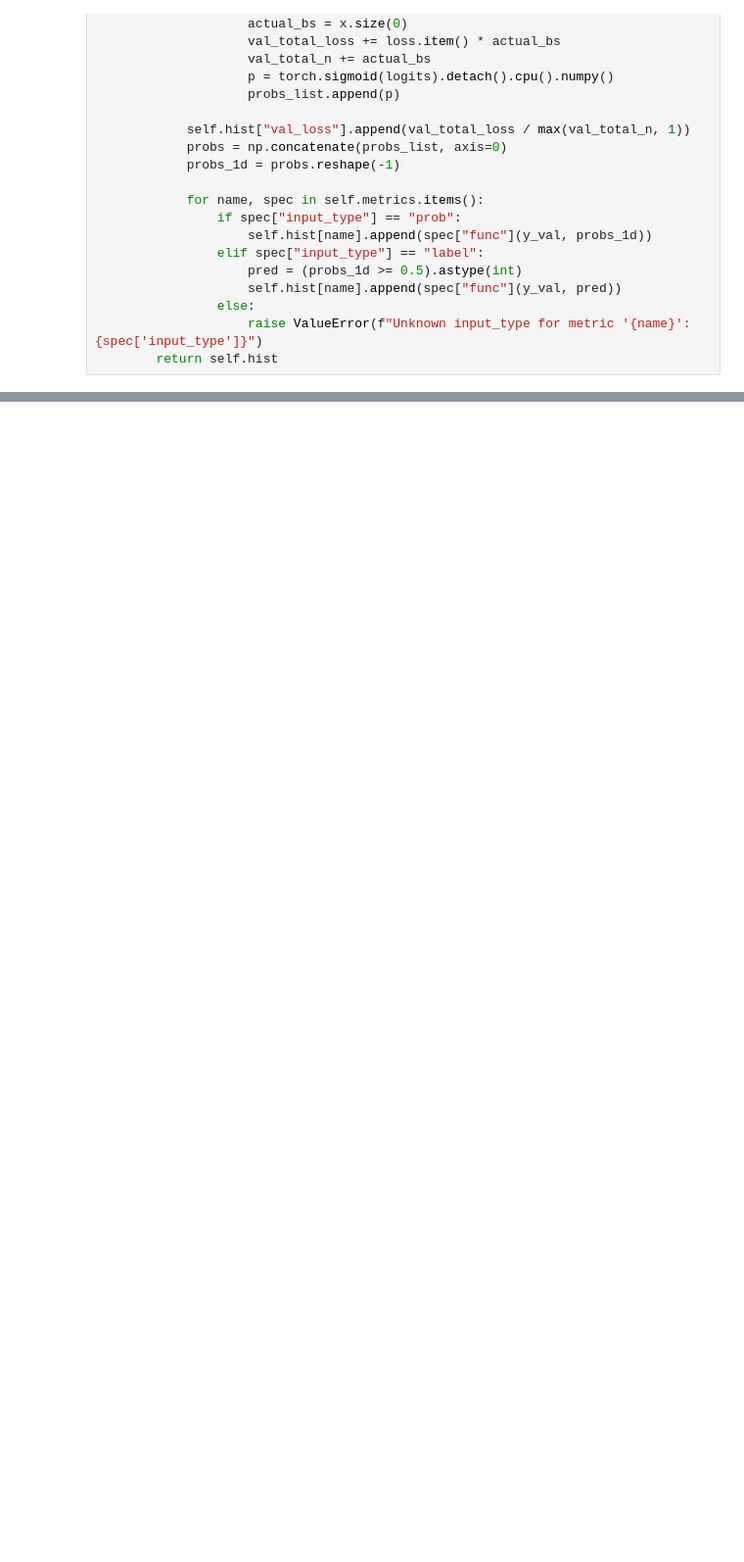
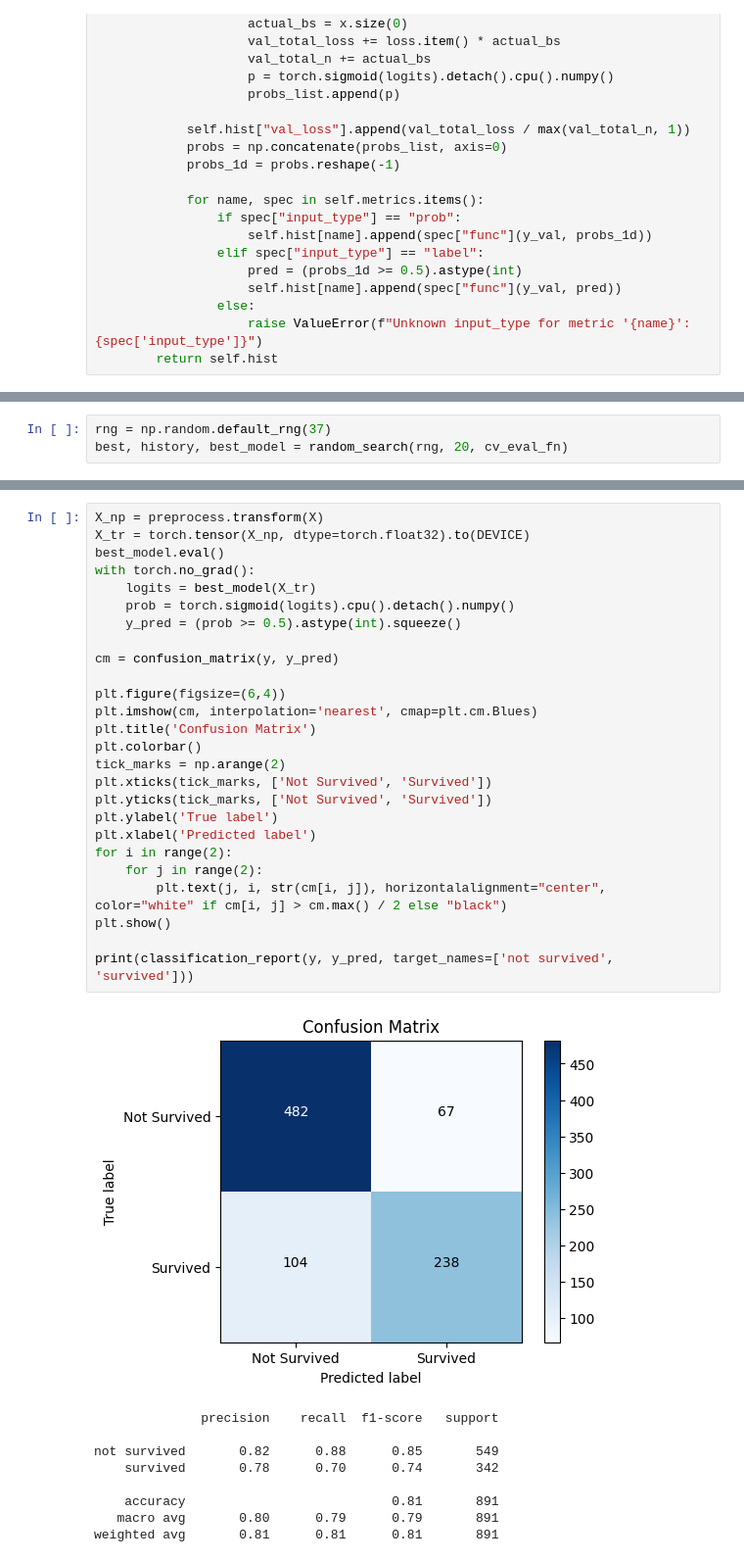
Before and after one commit to vvclin-git/kaggle-tabular-classification-titanic, a Jupyter notebook: notebooks/01_baseline_train.ipynb, the cells around one changed output, grey strips where cells are left out. Shown at 98% size. Saved outputs shown, nothing was run; the diff lists cells and outputs as text; blank space fills up the shorter version.

```diff
--- a/notebooks/01_baseline_train.ipynb
+++ b/notebooks/01_baseline_train.ipynb
@@ -257,0 +402,3 @@ Baseline Model Lift: 0.1549
+# %%
+rng = np.random.default_rng(37)
+best, history, best_model = random_search(rng, 20, cv_eval_fn)
@@ -257,0 +421,36 @@ Baseline Model Lift: 0.1549
+# %%
+X_np = preprocess.transform(X)
+X_tr = torch.tensor(X_np, dtype=torch.float32).to(DEVICE)
+best_model.eval()
+with torch.no_grad():
+    logits = best_model(X_tr)
+    prob = torch.sigmoid(logits).cpu().detach().numpy()
+    y_pred = (prob >= 0.5).astype(int).squeeze()
+
+cm = confusion_matrix(y, y_pred)
+
+plt.figure(figsize=(6,4))
+plt.imshow(cm, interpolation='nearest', cmap=plt.cm.Blues)
+plt.title('Confusion Matrix')
+plt.colorbar()
+tick_marks = np.arange(2)
+plt.xticks(tick_marks, ['Not Survived', 'Survived'])
+plt.yticks(tick_marks, ['Not Survived', 'Survived'])
+plt.ylabel('True label')
+plt.xlabel('Predicted label')
+for i in range(2):
+    for j in range(2):
+        plt.text(j, i, str(cm[i, j]), horizontalalignment="center", color="white" if cm[i, j] > cm.max() / 2 else "black")
+plt.show()
+
+print(classification_report(y, y_pred, target_names=['not survived', 'survived']))
+# %% [output]
+[figure, added]
+              precision    recall  f1-score   support
+
+not survived       0.82      0.88      0.85       549
+    survived       0.78      0.70      0.74       342
+
+    accuracy                           0.81       891
+   macro avg       0.80      0.79      0.79       891
+weighted avg       0.81      0.81      0.81       891
```
Also changed, not shown: parts of 17 cells of this notebook, 6 other files.
